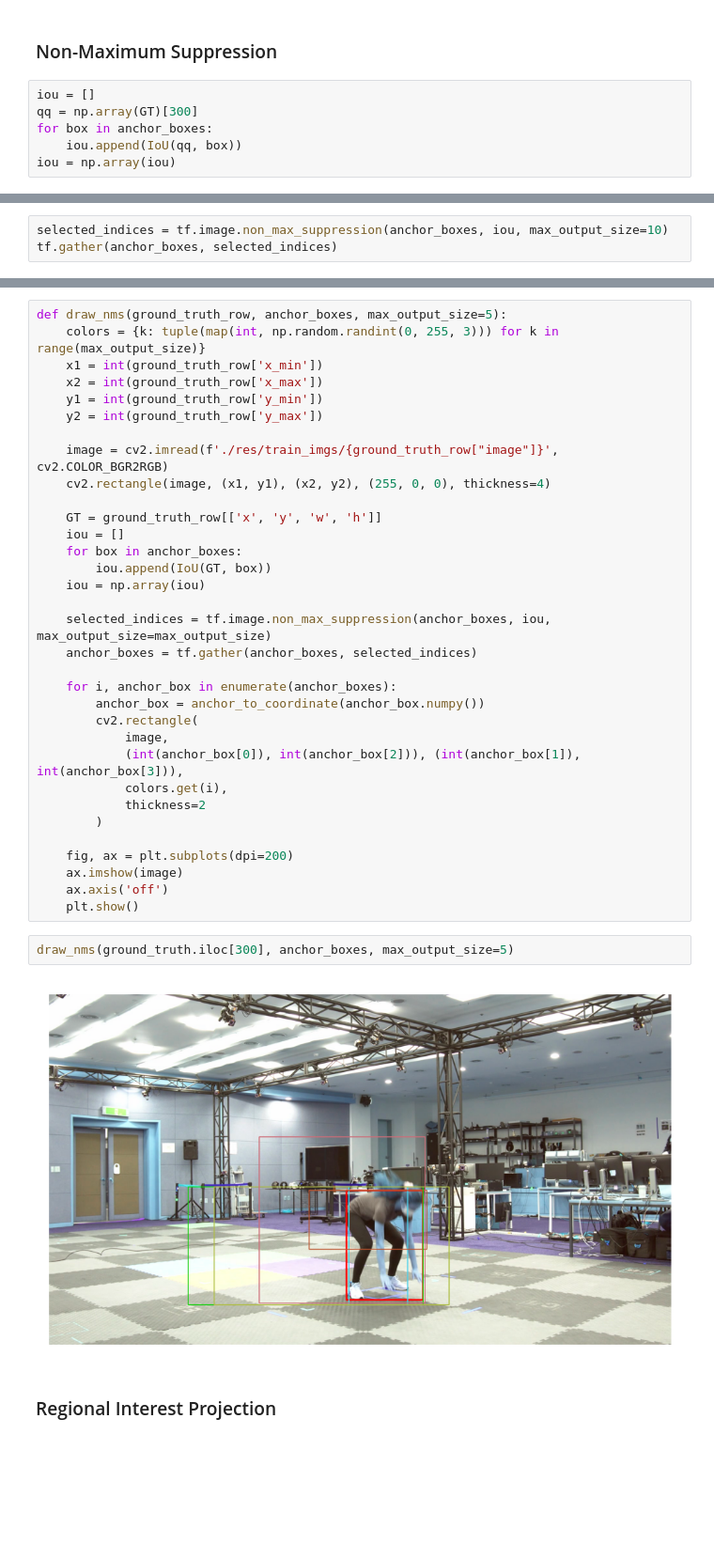
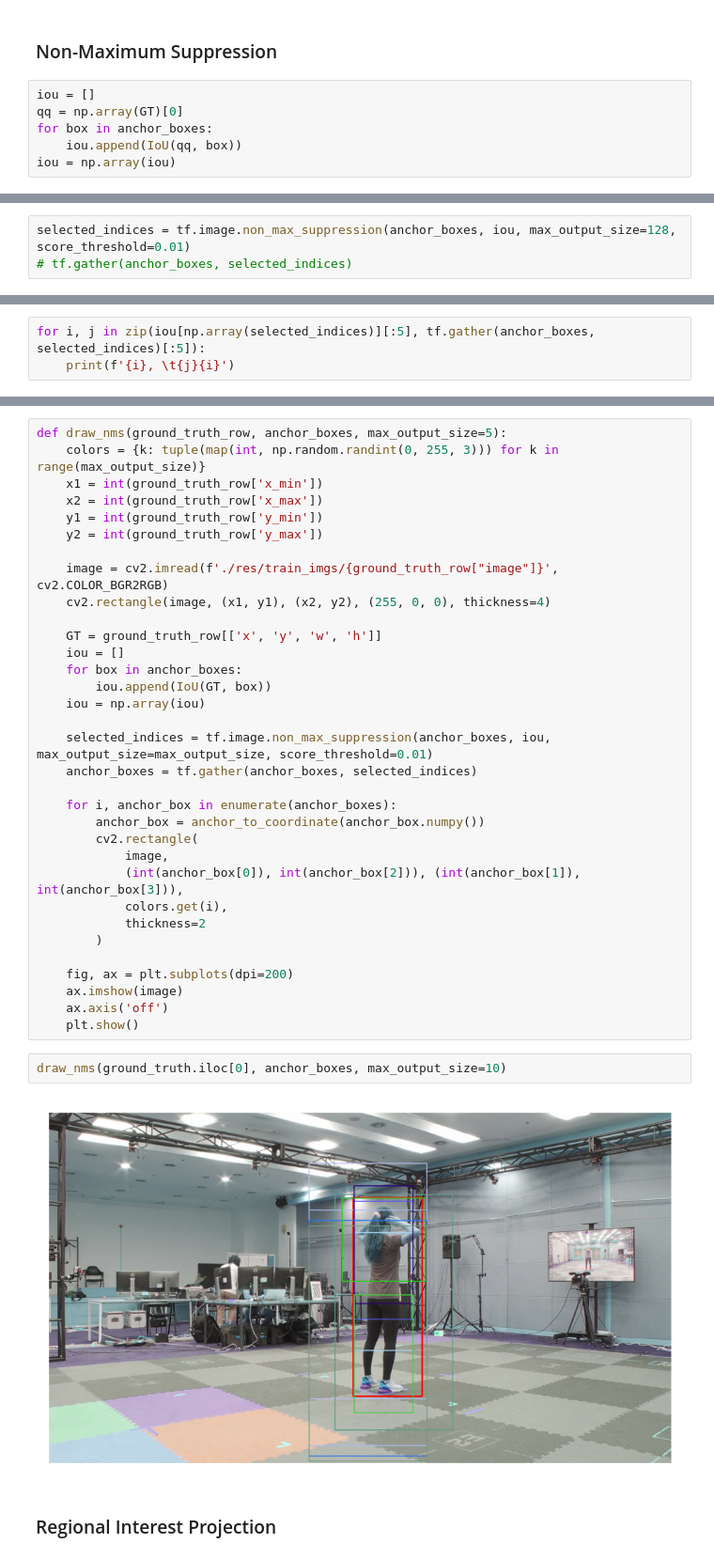
Before and after one commit to sooooner/Human-Detection-Model, a Jupyter notebook: rcnn.ipynb, the cells around one changed output, grey strips where cells are left out. Shown at 94% size. Saved outputs shown, nothing was run; the diff lists cells and outputs as text; blank space fills up the shorter version.

```diff
--- a/rcnn.ipynb
+++ b/rcnn.ipynb
@@ -295,7 +373,7 @@ bounding
 ### Non-Maximum Suppression
 # %%
 iou = []
-qq = np.array(GT)[300]
+qq = np.array(GT)[0]
 for box in anchor_boxes:
     iou.append(IoU(qq, box))
 iou = np.array(iou)
@@ -310,3 +380,3 @@ array([0.73084713, 0.73514172, 0.71359449, 0.72476456, 0.73084713,
 # %%
-selected_indices = tf.image.non_max_suppression(anchor_boxes, iou, max_output_size=10)
-tf.gather(anchor_boxes, selected_indices)
+selected_indices = tf.image.non_max_suppression(anchor_boxes, iou, max_output_size=128, score_threshold=0.01)
+# tf.gather(anchor_boxes, selected_indices)
@@ -324,0 +383,3 @@ array([[1032.        ,  456.        ,  181.01933598,  362.03867197],
+# %%
+for i, j in zip(iou[np.array(selected_indices)][:5], tf.gather(anchor_boxes, selected_indices)[:5]):
+    print(f'{i}, \t{j}{i}')
@@ -339,7 +406,7 @@ def draw_nms(ground_truth_row, anchor_boxes, max_output_size=5):
         iou.append(IoU(GT, box))
     iou = np.array(iou)
 
-    selected_indices = tf.image.non_max_suppression(anchor_boxes, iou, max_output_size=max_output_size)
+    selected_indices = tf.image.non_max_suppression(anchor_boxes, iou, max_output_size=max_output_size, score_threshold=0.01)
     anchor_boxes = tf.gather(anchor_boxes, selected_indices)
 
     for i, anchor_box in enumerate(anchor_boxes):
@@ -356,9 +423,9 @@ def draw_nms(ground_truth_row, anchor_boxes, max_output_size=5):
     ax.axis('off')
     plt.show()
 # %%
-draw_nms(ground_truth.iloc[300], anchor_boxes, max_output_size=5)
+draw_nms(ground_truth.iloc[0], anchor_boxes, max_output_size=10)
 # %% [output]
-[figure, old version]
+[figure, new version]
 # %% [markdown]
 ### Regional Interest Projection
 # %%
```
Also changed, not shown: parts of 50 cells of this notebook.
